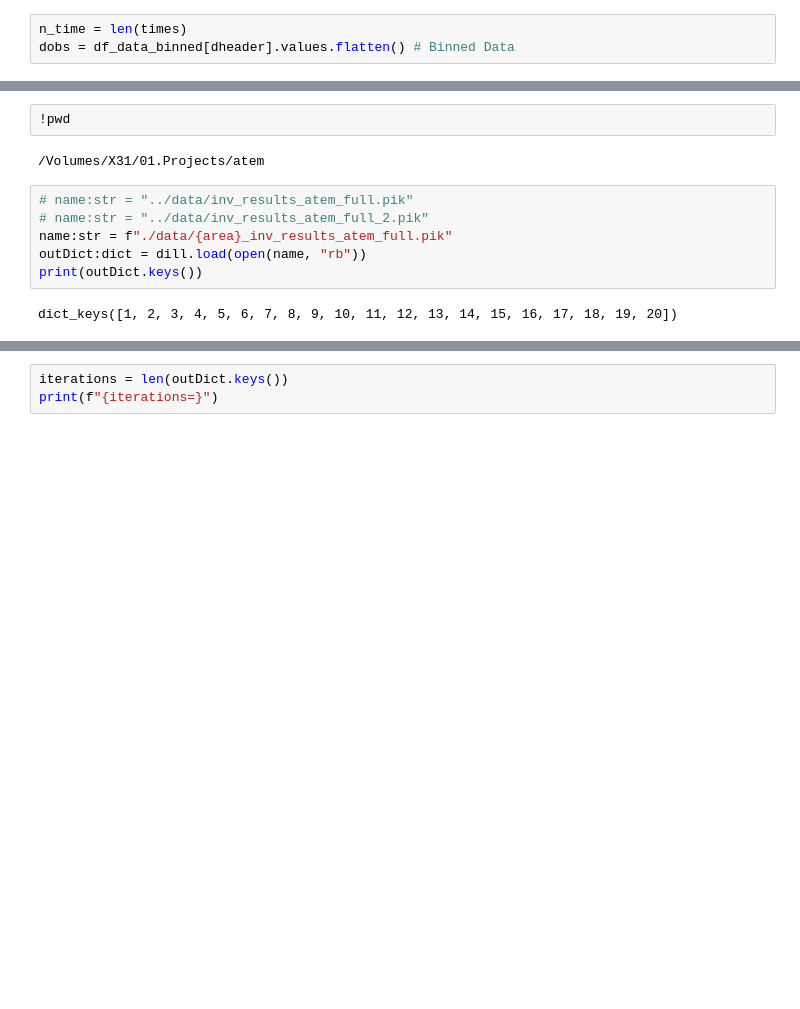
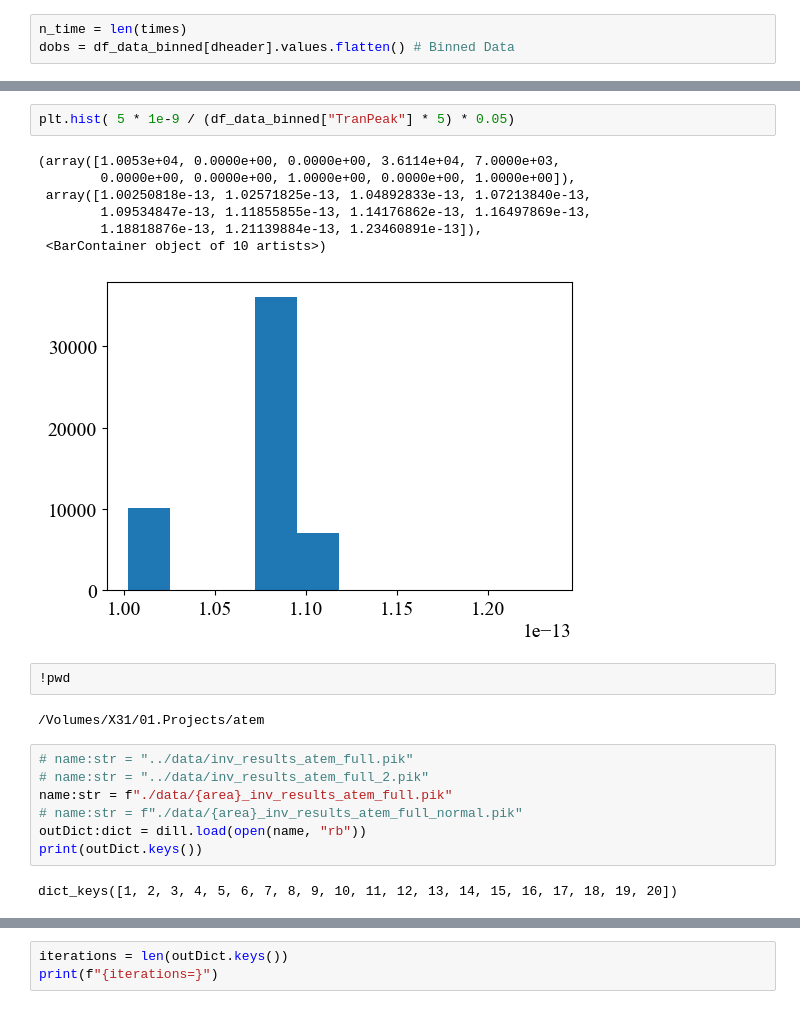
Before and after one commit to emgeolab/alberta_atem, a Jupyter notebook: notebooks/inversion_results_plot.ipynb, the cells around one changed output, grey strips where cells are left out. Cells and saved outputs as stored; diff of their text form; blank space fills up the shorter version.

```diff
--- a/notebooks/inversion_results_plot.ipynb
+++ b/notebooks/inversion_results_plot.ipynb
@@ -134,3 +150,13 @@ dobs = df_data_binned[dheader].values.flatten() # Binned Data
+# %%
+plt.hist( 5 * 1e-9 / (df_data_binned["TranPeak"] * 5) * 0.05)
+# %% [output]
+(array([1.0053e+04, 0.0000e+00, 0.0000e+00, 3.6114e+04, 7.0000e+03,
+        0.0000e+00, 0.0000e+00, 1.0000e+00, 0.0000e+00, 1.0000e+00]),
+ array([1.00250818e-13, 1.02571825e-13, 1.04892833e-13, 1.07213840e-13,
+        1.09534847e-13, 1.11855855e-13, 1.14176862e-13, 1.16497869e-13,
+        1.18818876e-13, 1.21139884e-13, 1.23460891e-13]),
+ <BarContainer object of 10 artists>)
+[figure, added]
 # %%
 !pwd
 # %% [output]
@@ -139,6 +165,7 @@ dobs = df_data_binned[dheader].values.flatten() # Binned Data
 # name:str = "../data/inv_results_atem_full.pik"
 # name:str = "../data/inv_results_atem_full_2.pik"
 name:str = f"./data/{area}_inv_results_atem_full.pik"
+# name:str = f"./data/{area}_inv_results_atem_full_normal.pik"
 outDict:dict = dill.load(open(name, "rb"))
 print(outDict.keys())
 # %% [output]
```
Also changed, not shown: parts of 17 cells of this notebook, 3 other files.
